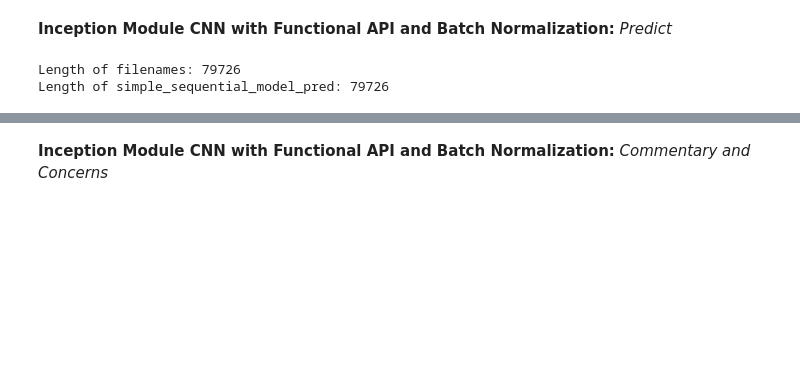
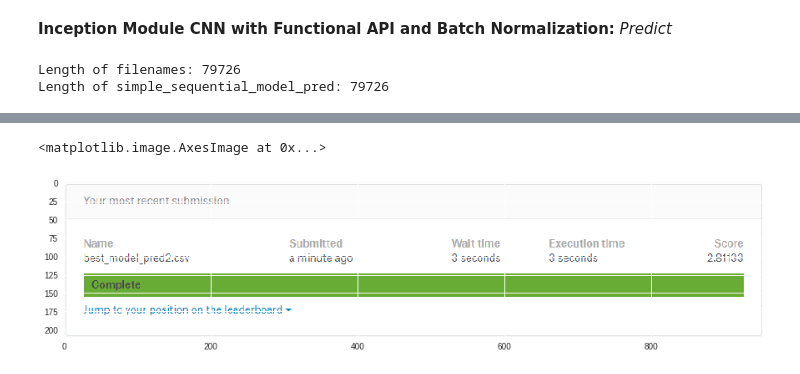
Before and after one commit to showmalley/code_portfolio, a Jupyter notebook: Python -- Deep Learning/Deep_Learning_Distracted_Driving_Image_Recognition.ipynb, the cells around one changed output, grey strips where cells are left out. Cells and saved outputs as stored; diff of their text form; code cells hidden in the pictures; blank space fills up the shorter version.

Commit message:
completed models, submitted results and wrote summary

```diff
--- a/Python -- Deep Learning/Deep_Learning_Distracted_Driving_Image_Recognition.ipynb
+++ b/Python -- Deep Learning/Deep_Learning_Distracted_Driving_Image_Recognition.ipynb
@@ -831,9 +852,10 @@ best_model_pred2_df[best_model_pred2_df.columns[1:]].sum()
 # %%
-#%matplotlib inline
+%matplotlib inline
 
-#RESULTS_simple_sequential_model_pred = Image.open('RESULTS_simple_sequential_model_pred.png')
+submission2 = Image.open('submission2.png')
 
-#plt.figure(figsize = (15,5))
-#plt.imshow(RESULTS_simple_sequential_model_pred)
+plt.figure(figsize = (15,5))
+plt.imshow(submission2)
+# %% [output]
+<matplotlib.image.AxesImage at 0x...>
+[figure, added]
-# %% [markdown]
-__Inception Module CNN with Functional API and Batch Normalization:__ _Commentary and Concerns_
```
Also changed, not shown: parts of 18 cells of this notebook.
